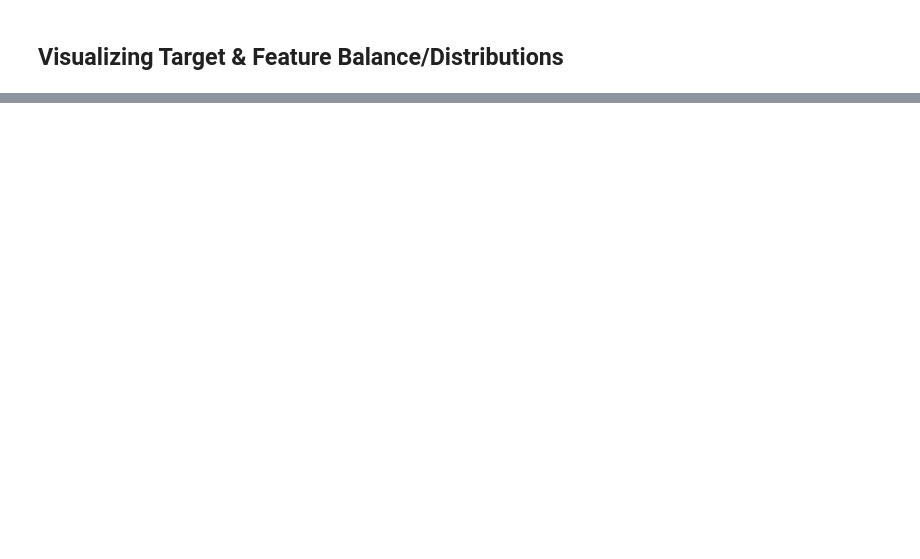
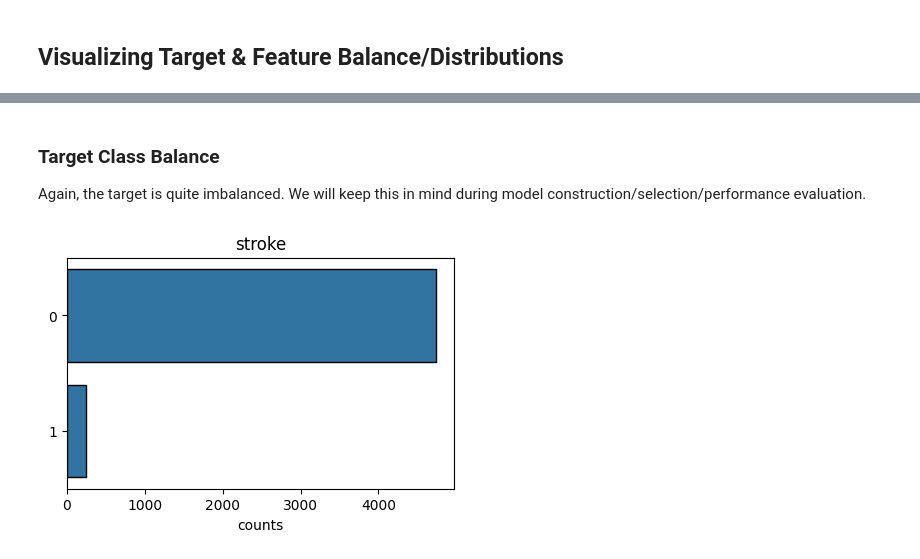
Before and after one commit to BrentonGraham/biomedical-ml-anschutz, a Jupyter notebook: 4. Classification & Model Selection/Classification&ModelSelection.ipynb, the cells around one changed output, grey strips where cells are left out. Cells and saved outputs as stored; diff of their text form; code cells hidden in the pictures; blank space fills up the shorter version.

Commit message:
Module 5 model fitting

```diff
--- a/4. Classification & Model Selection/Classification&ModelSelection.ipynb
+++ b/4. Classification & Model Selection/Classification&ModelSelection.ipynb
@@ -139,0 +289,13 @@ X_catDF = X[catFeatures]
+# %% [markdown]
+### Target Class Balance
+
+Again, the target is quite imbalanced. We will keep this in mind during model construction/selection/performance evaluation.
+# %%
+# Convert pandas series to df and data type to object
+y_DF = y.to_frame()
+y_DF['stroke'] = y_DF['stroke'].astype('object')
+
+# Plot
+catFeature_balance(df=y_DF, n_col=1, width=5, height=3, hspace=0, wspace=0)
+# %% [output]
+[figure, added]
```
Also changed, not shown: parts of 30 cells of this notebook, 1 other file.
